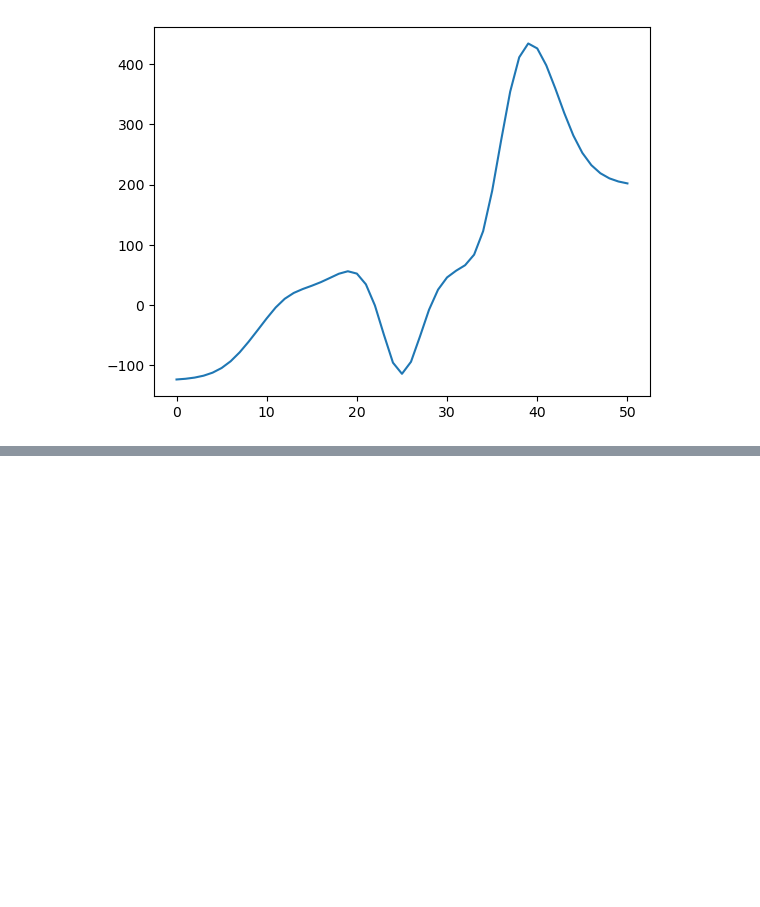
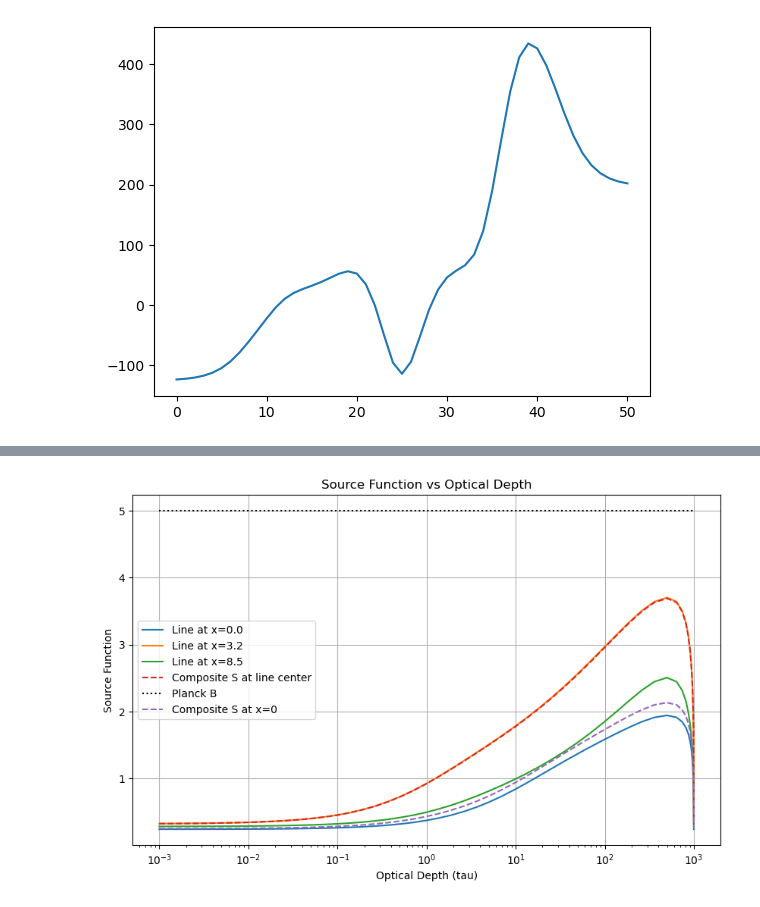
Before and after one commit to ivanzmilic/2lvl_nlte, a Jupyter notebook: slab_experiments/Two_comp.ipynb, the cells around one changed output, grey strips where cells are left out. Saved outputs shown, nothing was run; the diff lists cells and outputs as text; code cells hidden in the pictures; blank space fills up the shorter version.

```diff
--- a/slab_experiments/Two_comp.ipynb
+++ b/slab_experiments/Two_comp.ipynb
@@ -184,0 +414,20 @@ plt.plot(S_composite)
+# %%
+ # Plot the source function of each line and composite source function
+plt.figure(figsize=(10, 6))
+for line in lines:
+    if hasattr(line, "S_line"):
+        plt.plot(slab.tau, line.S_line, label=f'Line at x={line.line_center}')
+composite_S = slab.composite_S(lines)
+plt.plot(slab.tau, composite_S[:, slab.x_values.size//2], label='Composite S at line center', linestyle='--')
+plt.plot(slab.tau, slab.B, ':k', label = 'Planck B')
+center_idx = np.argmin(np.abs(slab.x_values - 0.0))
+plt.plot(slab.tau, composite_S[:, center_idx], label='Composite S at x=0', linestyle='--')
+plt.xlabel('Optical Depth (tau)')
+plt.ylabel('Source Function')
+plt.title('Source Function vs Optical Depth')
+plt.xscale('log')
+plt.grid()
+plt.legend()
+plt.savefig('source_function_vs_tau_k1_'+str(line1.k)+'_k2_'+str(line2.k)+'.png')
+# %% [output]
+[figure, added]
```
Also changed, not shown: parts of 10 cells of this notebook.
